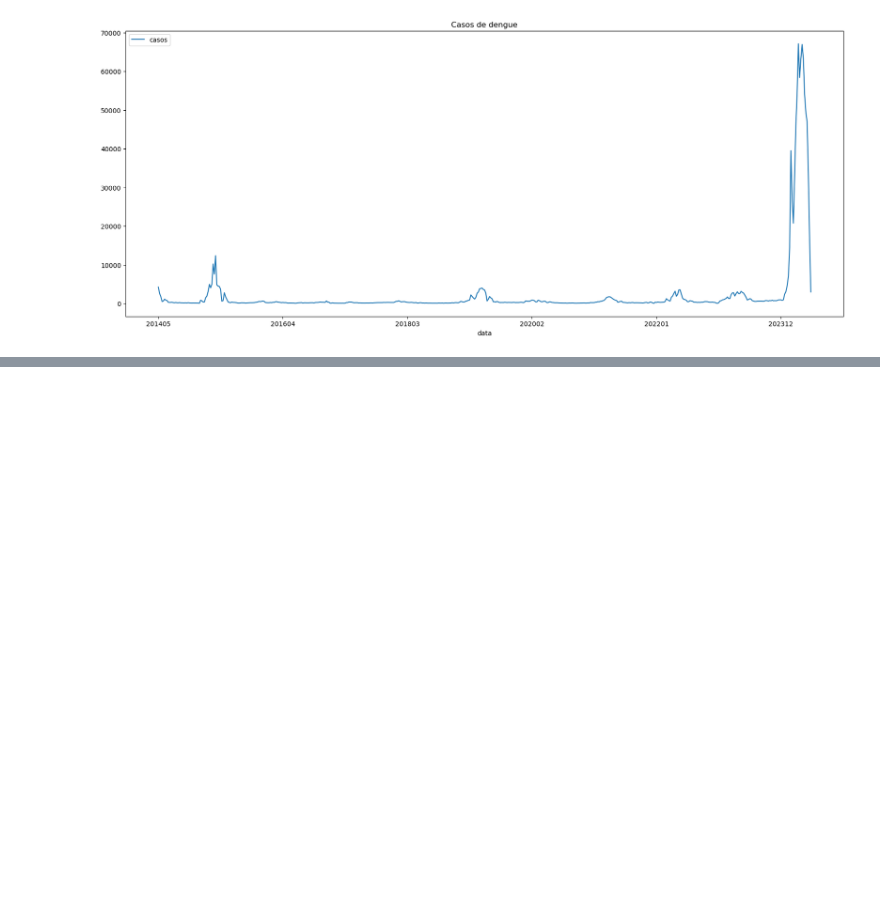
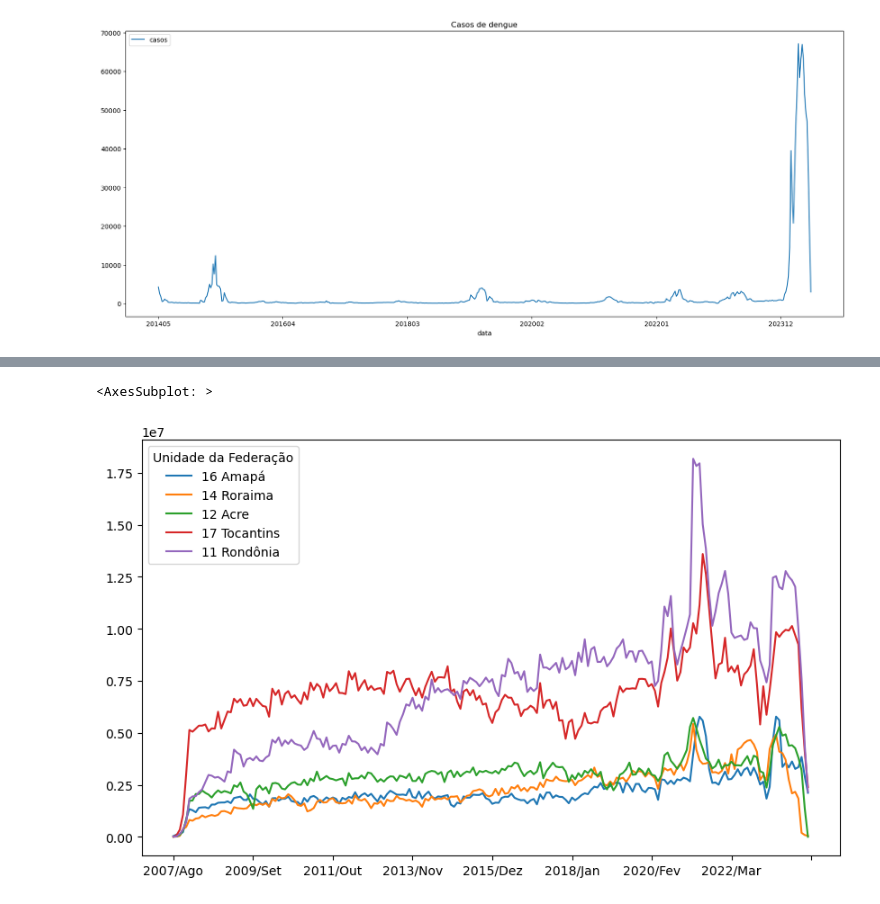
Before and after one commit to willdevsp/fiap_data_analitycs, a Jupyter notebook: hospitalar.ipynb, the cells around one changed output, grey strips where cells are left out. Cells and saved outputs as stored; diff of their text form; code cells hidden in the pictures; blank space fills up the shorter version.

```diff
--- a/hospitalar.ipynb
+++ b/hospitalar.ipynb
@@ -492,0 +493,7 @@ plt.show()
+# %%
+#ordernar por total
+dados_usaveis["Total"] = dados_usaveis.sum(numeric_only=True, axis=1)
+ordenados_por_total = dados_usaveis.sort_values(by="Total", ascending=True)
+ordenados_por_total = ordenados_por_total.drop("Total", axis=1)
+ordenados_por_total = ordenados_por_total.drop("Região", axis=1)
+ordenados_por_total.head()
@@ -492,0 +509,5 @@ plt.show()
+# %%
+ordenados_por_total.astype(float).head(5).T.plot(figsize=(10,6))
+# %% [output]
+<AxesSubplot: >
+[figure, added]
```
Also changed, not shown: parts of 16 cells of this notebook.
